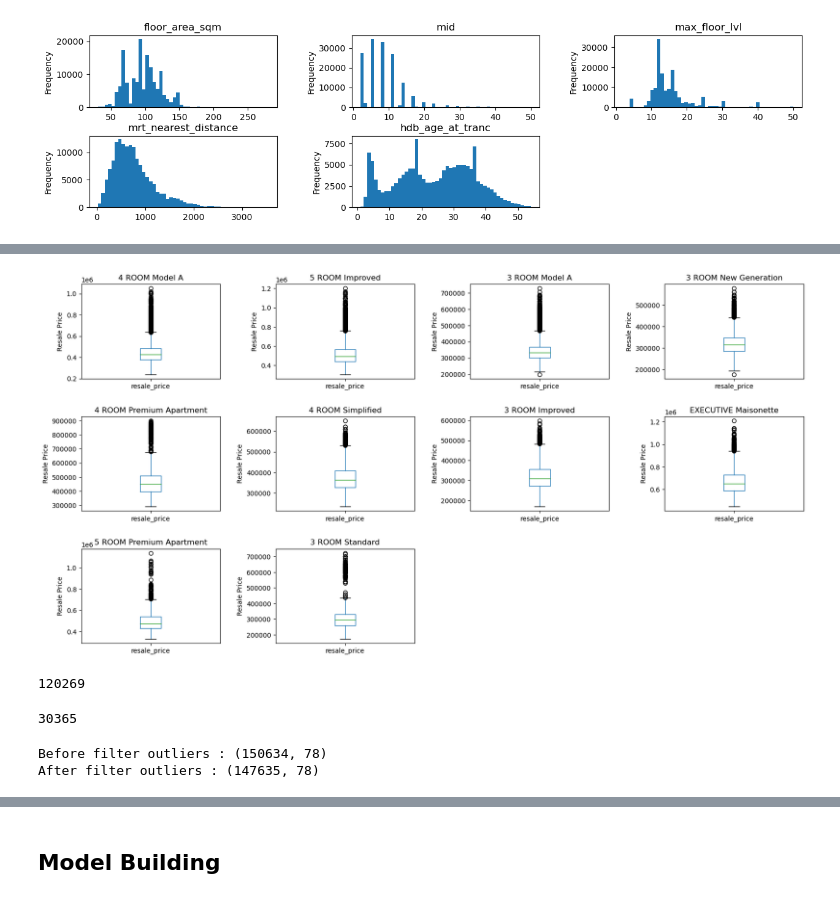
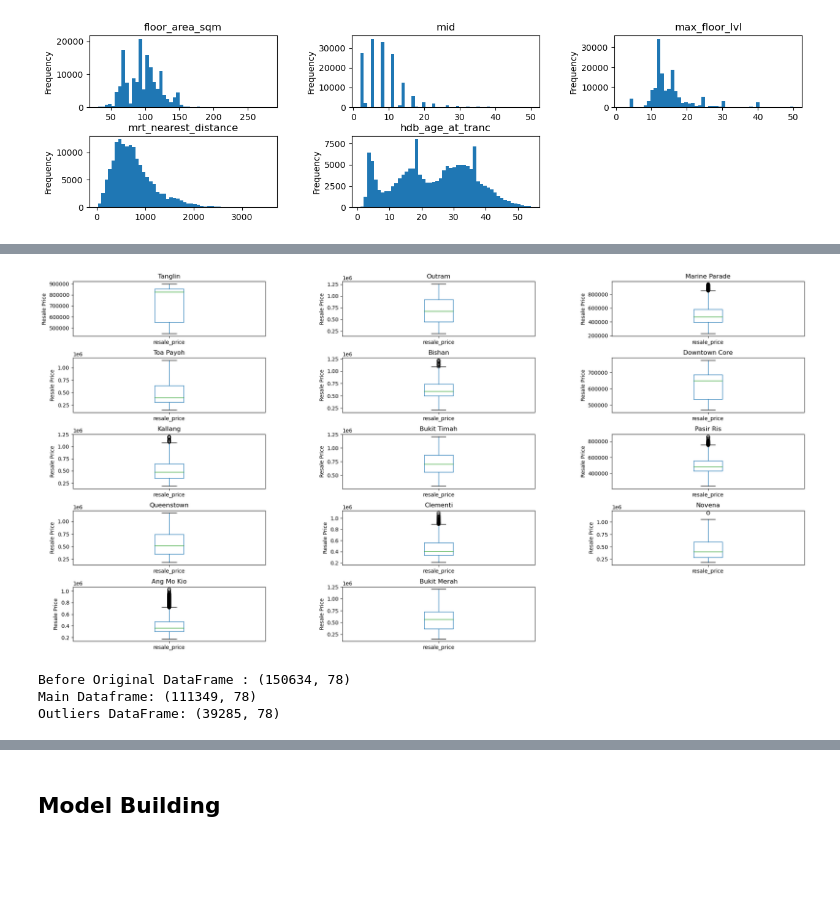
Before and after one commit to chengtng/project_2, a Jupyter notebook: code/hdb_prices.ipynb, the cells around one changed output, grey strips where cells are left out. Drawn from its saved outputs; the diff is of its cells as text; code cells hidden in the pictures; blank space fills up the shorter version.

```diff
--- a/code/hdb_prices.ipynb
+++ b/code/hdb_prices.ipynb
@@ -246,0 +257,6 @@ top
+# %%
+col = 'planning_area'
+# %%
+pd.options.display.float_format = '{:.2f}'.format
+outliers_1 = df.groupby(col)['resale_price'].mean().sort_values(ascending=False)[:10]
+outliers_1
@@ -246,0 +276,3 @@ top
+# %%
+outliers_2 = df.groupby(col)['resale_price'].max().sort_values(ascending=False)[:10]
+outliers_2
@@ -246,0 +292,3 @@ top
+# %%
+outliers = list(set(outliers_2.index.append(outliers_1.index)))
+outliers
@@ -247,35 +310,23 @@ top
 # %%
-# Plot and interpret boxplots
-fig2 = plt.figure(figsize=(20,10))
+fig2 = plt.figure(figsize=(25,15))
 fig2.subplots_adjust(hspace=0.4,wspace=0.4)
 
-for idx, d in enumerate(top):
-    fig2.add_subplot(3,4,idx+1)
-    bp = df.loc[df['full_flat_type']==d].boxplot(column='resale_price', grid=False)
+for idx, d in enumerate(outliers):
+    fig2.add_subplot(6,3,idx+1)
+    bp = df.loc[df[col]==d].boxplot(column='resale_price', grid=False)
     plt.ylabel('Resale Price')
     plt.title(d)
 # %% [output]
-[figure, old version]
+[figure, new version]
-# %%
-len(df.loc[df['full_flat_type'].isin(top)])
-# %% [output]
-120269
-# %%
-len(df.loc[~df['full_flat_type'].isin(top)])
-# %% [output]
-30365
 # %%
-cols = 'resale_price'
-Q1 = df[cols].quantile(0.25)
-Q3 = df[cols].quantile(0.75)
-IQR = Q3 - Q1
+print(f"Before Original DataFrame : {df.shape}")
 
-df_1 = df.loc[(df['full_flat_type'].isin(top))&(df[cols] > (Q1 - 1.5 * IQR) )& (df[cols] < (Q3 + 1.5 * IQR))]
-df_2 = df.loc[~df['full_flat_type'].isin(top)]
+df_outlier = df.loc[df[col].isin(outliers)]
+df = df.loc[~df[col].isin(outliers)]
 
-print(f"Before filter outliers : {df.shape}")
-df = pd.concat([df_1, df_2], ignore_index=True)
-print(f"After filter outliers : {df.shape}")
+print(f"Main Dataframe: {df.shape}")
+print(f"Outliers DataFrame: {df_outlier.shape}")
 # %% [output]
-Before filter outliers : (150634, 78)
-After filter outliers : (147635, 78)
+Before Original DataFrame : (150634, 78)
+Main Dataframe: (111349, 78)
+Outliers DataFrame: (39285, 78)
```
Also changed, not shown: parts of 49 cells of this notebook, 4 other files.
